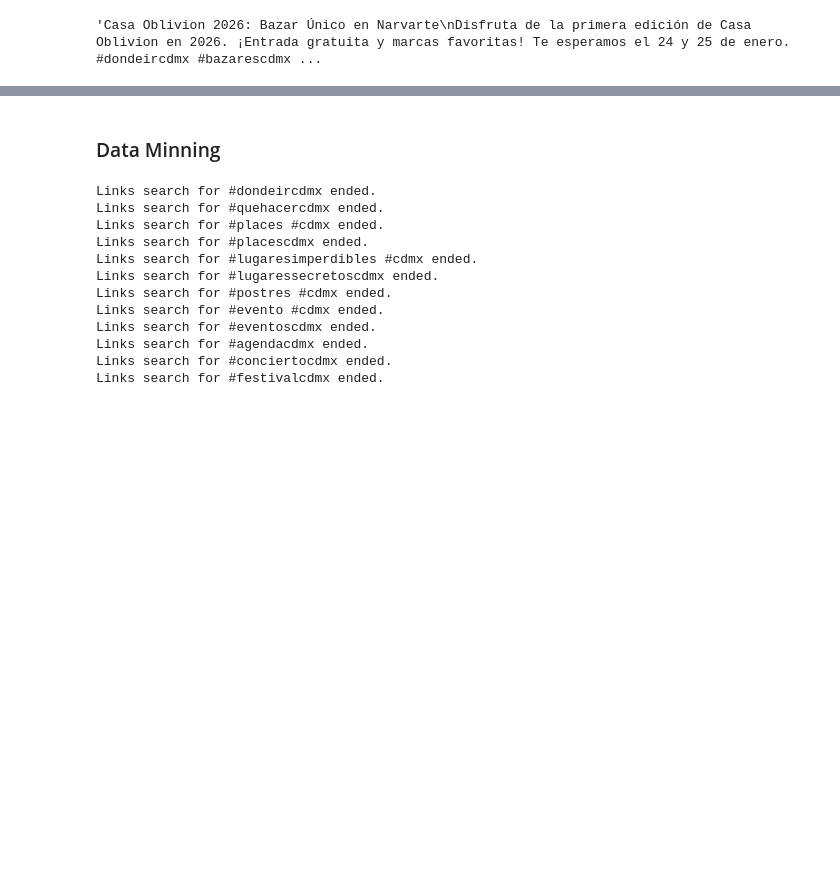
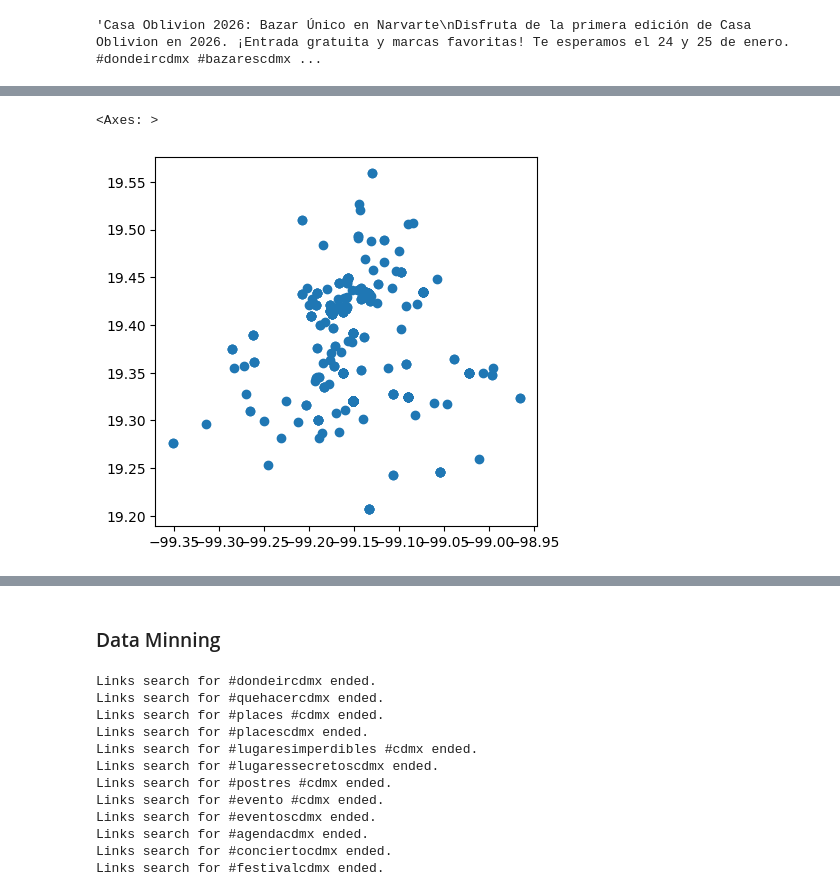
Before and after one commit to edgar-daniel-codes/where_2_go, a Jupyter notebook: draft.ipynb, the cells around one changed output, grey strips where cells are left out. Drawn from its saved outputs; the diff is of its cells as text; code cells hidden in the pictures; blank space fills up the shorter version.

```diff
--- a/draft.ipynb
+++ b/draft.ipynb
@@ -172,0 +228,6 @@ def get_best_location(
+# %%
+d = sites_df.loc[1,['description']].values[0]
+desc_text = sites_df.loc[1,['long_description']].values[0]
+
+print(d)
+print(desc_text)
@@ -280,0 +467,16 @@ georef_df = pd.DataFrame(
+# %%
+geometry = gpd.points_from_xy(
+    x=geo_desc_df["lon"],
+    y=geo_desc_df["lat"]
+)
+
+gdf = gpd.GeoDataFrame(
+    geo_desc_df,
+    geometry=geometry,
+    crs="EPSG:4326"  # WGS84
+)
+# %%
+gdf.query(""" ind_found == True""").plot()
+# %% [output]
+<Axes: >
+[figure, added]
```
Also changed, not shown: parts of 34 cells of this notebook, 7 other files.
